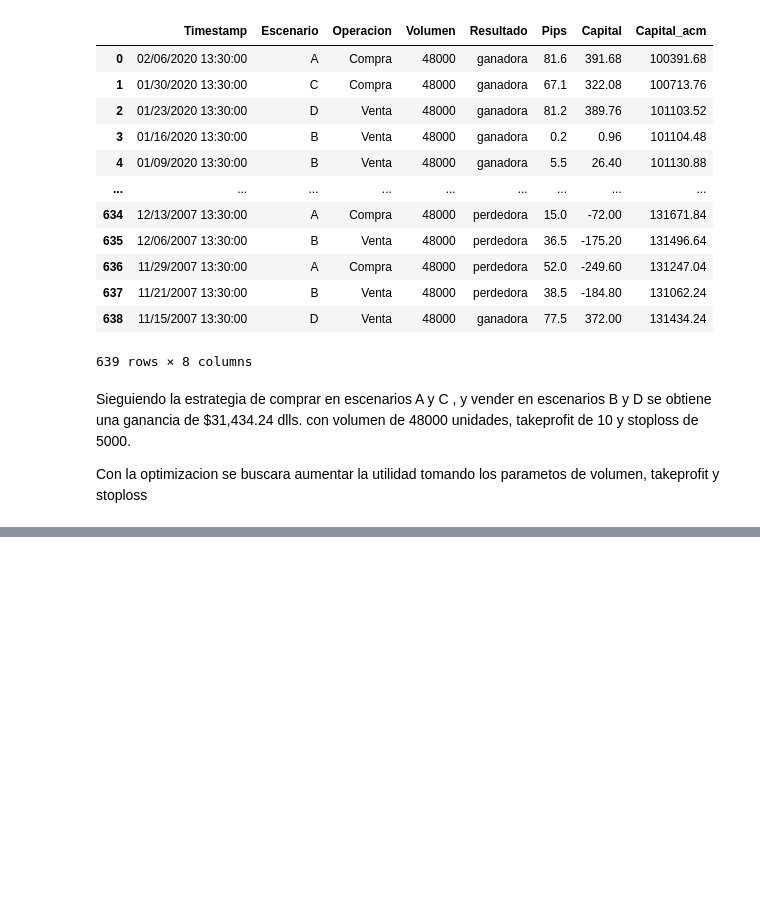
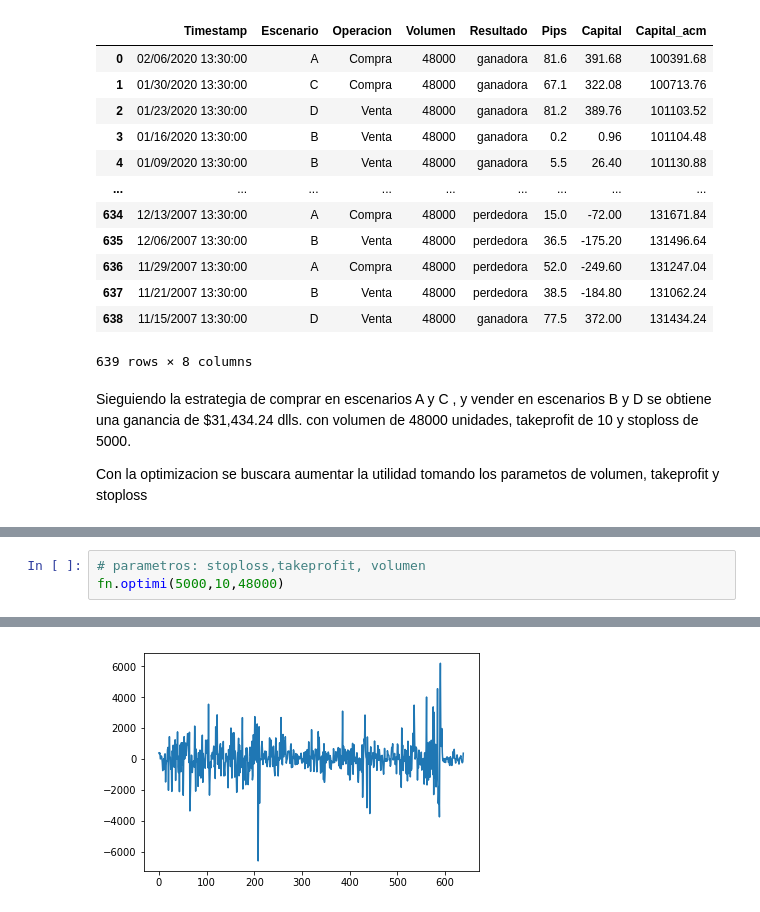
Before and after one commit to luisangelrp97/LAB_4_LARP, a Jupyter notebook: notebook.ipynb, the cells around one changed output, grey strips where cells are left out. Saved outputs shown, nothing was run; the diff lists cells and outputs as text; blank space fills up the shorter version.

Commit message:
prueba optimizacion

```diff
--- a/notebook.ipynb
+++ b/notebook.ipynb
@@ -190,0 +194,4 @@ Con la optimizacion se buscara aumentar la utilidad tomando los parametos de vol
+# %%
+# parametros: stoploss,takeprofit, volumen
+fn.optimi(5000,10,48000)
+# %% [output]
@@ -190,0 +215 @@ Con la optimizacion se buscara aumentar la utilidad tomando los parametos de vol
+[figure, added]
```
Also changed, not shown: parts of 24 cells of this notebook.
